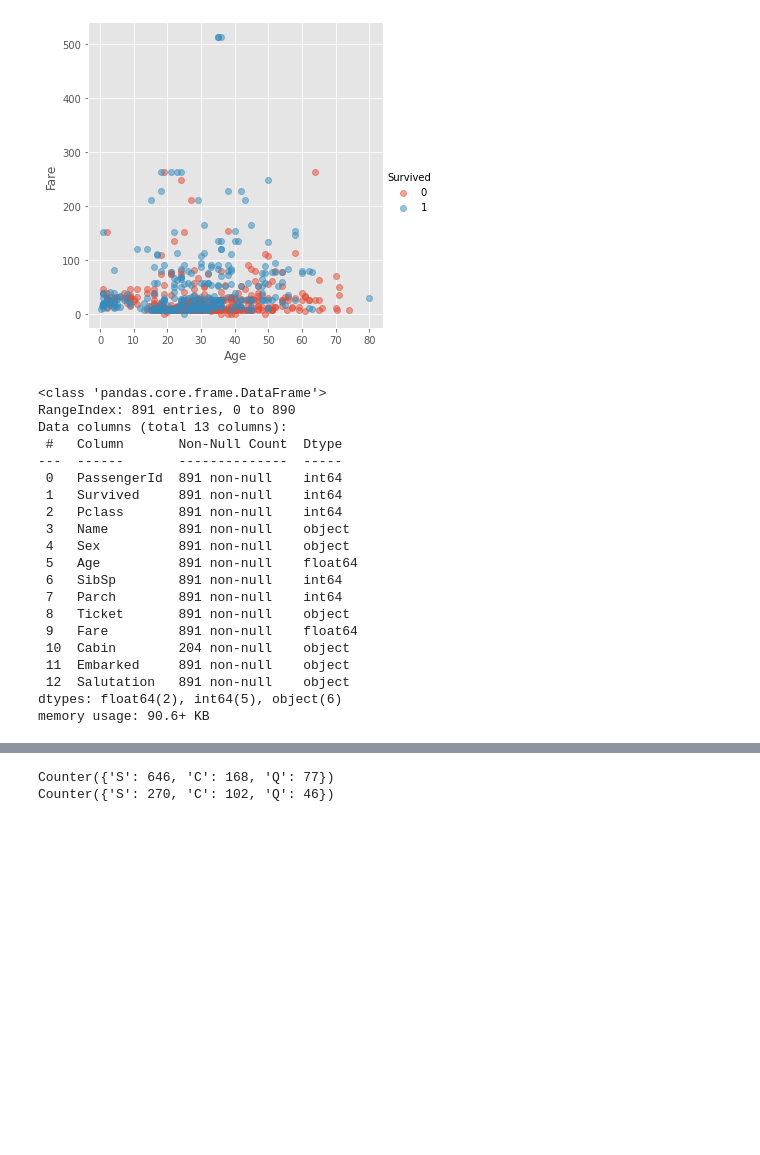
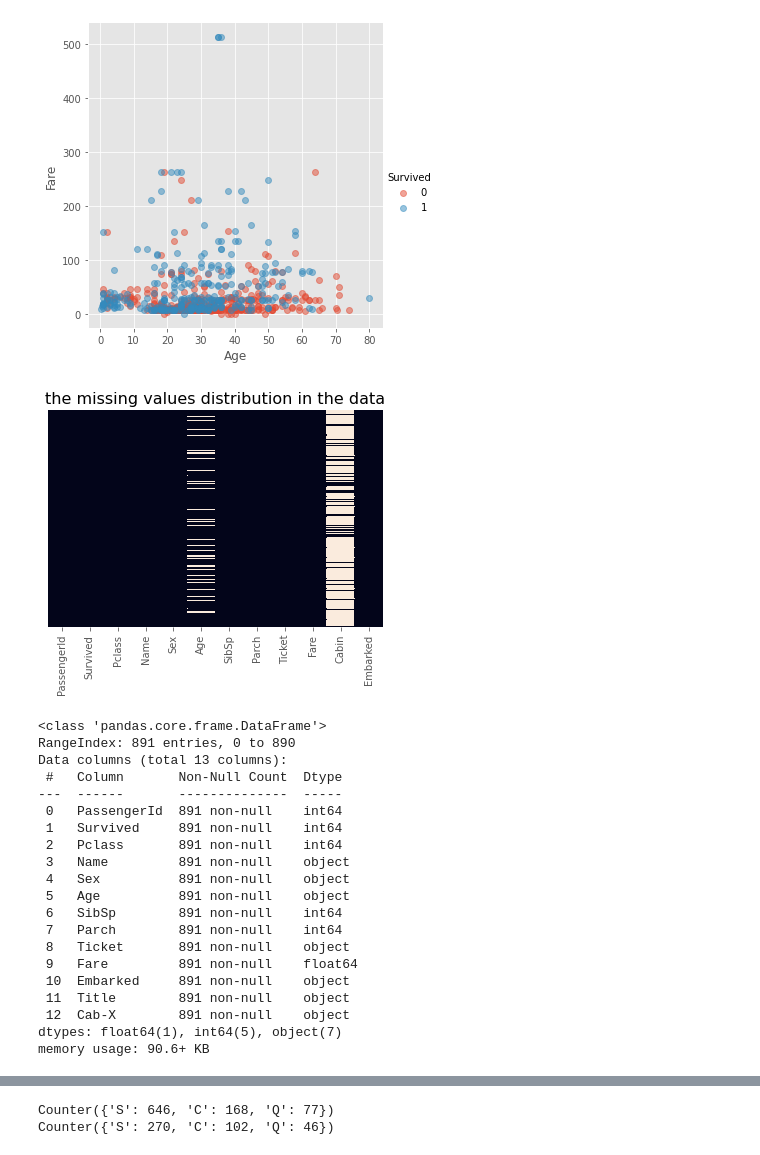
Before and after one commit to cgoeser1/MSDS422_course_assignments, a Jupyter notebook: Titanic(2021OCT17).ipynb, the cells around one changed output, grey strips where cells are left out. Drawn from its saved outputs; the diff is of its cells as text; code cells hidden in the pictures; blank space fills up the shorter version.

```diff
--- a/Titanic(2021OCT17).ipynb
+++ b/Titanic(2021OCT17).ipynb
@@ -207,9 +207,16 @@ from sklearn import tree
 from sklearn.model_selection import train_test_split
 from sklearn.linear_model import LogisticRegression
 from sklearn.model_selection import GridSearchCV
+# %%
+sns.heatmap(train.isnull(),yticklabels=False,cbar=False)
+
+plt.title('the missing values distribution in the data',fontsize=16)
+plt.show()
+# %% [output]
+[figure, added]
 # %%
 ## Impute missing numerical values
-train['Salutation'] = train.Name.apply(lambda name: name.split(',')[1].split('.')[0].strip())
+train['Title'] = train.Name.apply(lambda name: name.split(',')[1].split('.')[0].strip())
 ##train['Salutation']
 grp = train.groupby(['Sex', 'Pclass'])
 grp.Age.apply(lambda x: x.fillna(x.median()))
@@ -218,6 +225,11 @@ train.Age.fillna(train.Age.median, inplace = True)
 train['Fare'] = train.Fare.fillna(train.Fare.median())
 ## Impute Embarked
 train.Embarked.fillna(train.Embarked.mode()[0], inplace = True)
+# Impute Cabin
+train['Cabin'] = train.Cabin.astype('str')
+train['Cabin'] = train['Cabin'].fillna('no_cabin')
+train['Cab-X'] = train.Cabin.str[0]
+train = train.drop('Cabin',1)
 # Check out info of data
 train.info()
 # %% [output]
@@ -231,15 +243,15 @@ Data columns (total 13 columns):
  2   Pclass       891 non-null    int64
  3   Name         891 non-null    object
  4   Sex          891 non-null    object
- 5   Age          891 non-null    float64
+ 5   Age          891 non-null    object
  6   SibSp        891 non-null    int64
  7   Parch        891 non-null    int64
  8   Ticket       891 non-null    object
  9   Fare         891 non-null    float64
- 10  Cabin        204 non-null    object
- 11  Embarked     891 non-null    object
- 12  Salutation   891 non-null    object
-dtypes: float64(2), int64(5), object(6)
+ 10  Embarked     891 non-null    object
+ 11  Title        891 non-null    object
+ 12  Cab-X        891 non-null    object
+dtypes: float64(1), int64(5), object(7)
 memory usage: 90.6+ KB
 # %%
 ## Impute missing numerical values
```
Also changed, not shown: parts of 3 cells of this notebook.
